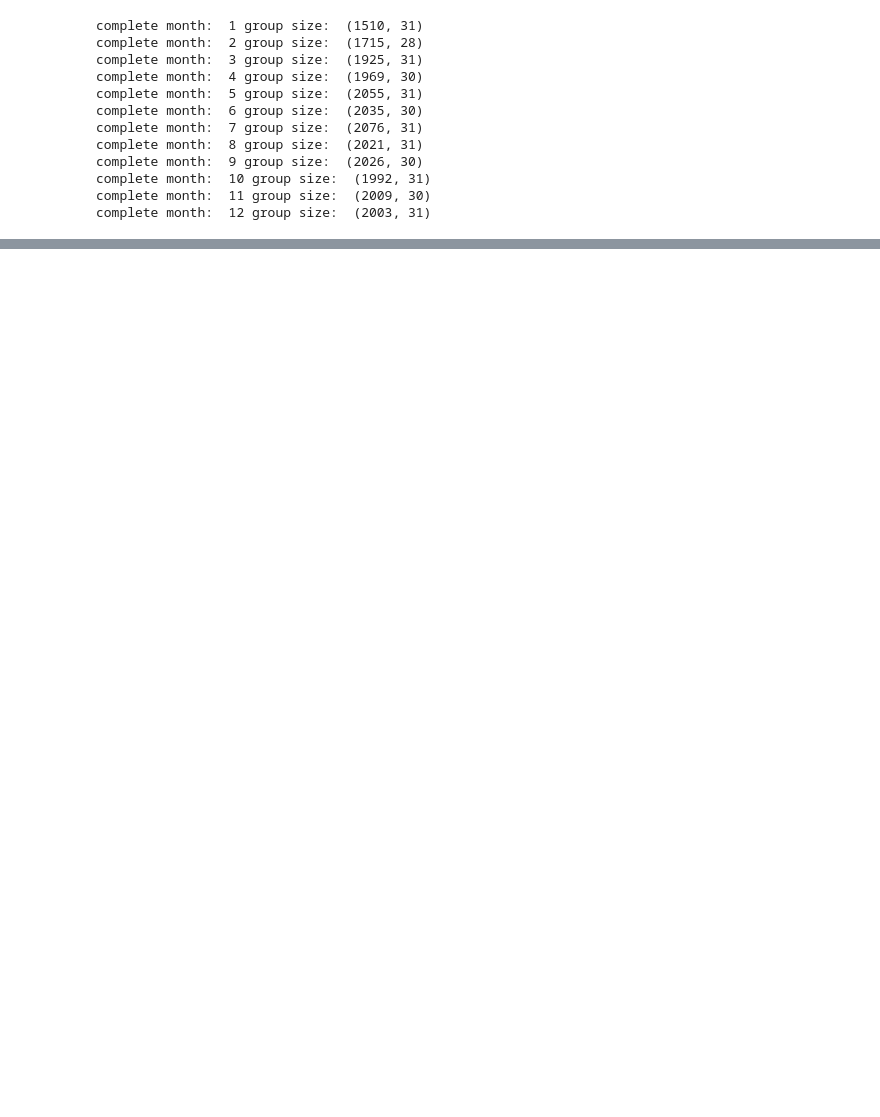
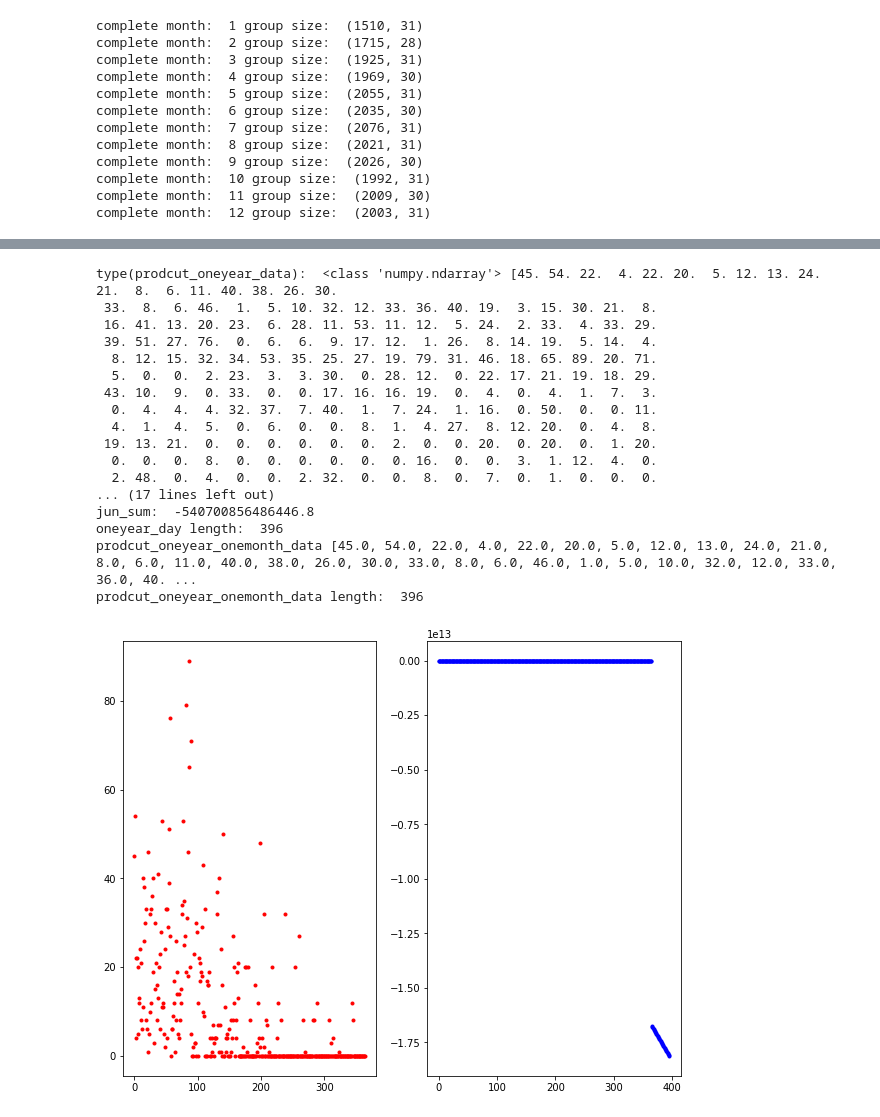
Before and after one commit to xiashiwendao/SalesAnalysis, a Jupyter notebook: DailyDataStatistic.ipynb, the cells around one changed output, grey strips where cells are left out. Drawn from its saved outputs; the diff is of its cells as text; code cells hidden in the pictures; blank space fills up the shorter version.

```diff
--- a/DailyDataStatistic.ipynb
+++ b/DailyDataStatistic.ipynb
@@ -75,7 +76,13 @@ print(np.shape(data_all))
 # %%
-file_name = "data(14).csv".format(index)
+# 获取月份的全部数据（201801~201903）
+file_name = "data(2).csv"
 #print("load data: ", file_name)
 file_path = os.path.join(data_base, file_name)
-data = pd.read_csv(file_path)
-print(data.head())
+dataByMonth = pd.read_csv(file_path)
+#print(dataByMonth.head())
+dataByMonth_group = dataByMonth.groupby(["Region", "Sub Region", "Material NO"])
+dataByMonth_group = dataByMonth_group.sum()
+#print(np.shape(dataByMonth_group))
+dataByMonth_group.fillna(0, inplace=True)
+print(dataByMonth_group.head())
 # %% [output]
@@ -98,0 +106,55 @@ print(data.head())
+# %%
+# 拟合日数据，做预测
+# 发现有问题，就是拟合之后的预测值都是非常大，调整alpha值（0.0001->0.001)则会导致值非常小,难道是异常值导致的吗？
+# 决定删掉异常值（outlier）
+count = np.shape(data_all)[0]
+#len(data_all.values[0])
+data_all_arr = data_all.values
+oneyear_day = list(range(365))
+# print(oneyear_day)
+colors = ['red', 'black', 'blue', 'brown', 'green']
+plt.figure(figsize=(10, 8))
+for i in range(1):
+    dataByMonth_group.where
+    prodcut_oneyear_data = data_all_arr[i]
+    print("type(prodcut_oneyear_data): ", type(prodcut_oneyear_data), prodcut_oneyear_data)
+    color_index = i % len(colors)
+    plt.subplot(1,2,1)
+    plt.plot(oneyear_day, prodcut_oneyear_data, "r.")
+    sgd = SGDRegressor(random_state=42, alpha=0.001)
+    x = np.array(oneyear_day).reshape(-1, 1)
+    y = np.array(prodcut_oneyear_data).reshape(-1, 1)
+    sgd.fit(x, y.ravel())
+    jun_day = list(range(365, 365+31)) # 1月份的日期列表
+    y_predict = sgd.predict(np.array(jun_day).reshape(-1, 1))
+    print(y_predict)
+    jun_sum = np.sum(y_predict)
+    print("jun_sum: ", jun_sum)
+    oneyear_day.extend(jun_day)
+    #print(oneyear_day)
+    print("oneyear_day length: ", len(oneyear_day))
+    prodcut_oneyear_onemonth_data = prodcut_oneyear_data.tolist()
+    prodcut_oneyear_onemonth_data.extend(y_predict.tolist())
+    print("prodcut_oneyear_onemonth_data", prodcut_oneyear_onemonth_data)
+    print("prodcut_oneyear_onemonth_data length: ", len(prodcut_oneyear_onemonth_data))
+    plt.subplot(1,2,2)
+    plt.plot(oneyear_day, prodcut_oneyear_onemonth_data, "b.")
+# %% [output]
+type(prodcut_oneyear_data):  <class 'numpy.ndarray'> [45. 54. 22.  4. 22. 20.  5. 12. 13. 24. 21.  8.  6. 11. 40. 38. 26. 30.
+ 33.  8.  6. 46.  1.  5. 10. 32. 12. 33. 36. 40. 19.  3. 15. 30. 21.  8.
+ 16. 41. 13. 20. 23.  6. 28. 11. 53. 11. 12.  5. 24.  2. 33.  4. 33. 29.
+ 39. 51. 27. 76.  0.  6.  6.  9. 17. 12.  1. 26.  8. 14. 19.  5. 14.  4.
+  8. 12. 15. 32. 34. 53. 35. 25. 27. 19. 79. 31. 46. 18. 65. 89. 20. 71.
+  5.  0.  0.  2. 23.  3.  3. 30.  0. 28. 12.  0. 22. 17. 21. 19. 18. 29.
+ 43. 10.  9.  0. 33.  0.  0. 17. 16. 16. 19.  0.  4.  0.  4.  1.  7.  3.
+  0.  4.  4.  4. 32. 37.  7. 40.  1.  7. 24.  1. 16.  0. 50.  0.  0. 11.
+  4.  1.  4.  5.  0.  6.  0.  0.  8.  1.  4. 27.  8. 12. 20.  0.  4.  8.
+ 19. 13. 21.  0.  0.  0.  0.  0.  0.  2.  0.  0. 20.  0. 20.  0.  1. 20.
+  0.  0.  0.  8.  0.  0.  0.  0.  0.  0. 16.  0.  0.  3.  1. 12.  4.  0.
+  2. 48.  0.  4.  0.  0.  2. 32.  0.  0.  8.  0.  7.  0.  1.  0.  0.  0.
+... (17 lines left out)
+jun_sum:  -540700856486446.8
+oneyear_day length:  396
+prodcut_oneyear_onemonth_data [45.0, 54.0, 22.0, 4.0, 22.0, 20.0, 5.0, 12.0, 13.0, 24.0, 21.0, 8.0, 6.0, 11.0, 40.0, 38.0, 26.0, 30.0, 33.0, 8.0, 6.0, 46.0, 1.0, 5.0, 10.0, 32.0, 12.0, 33.0, 36.0, 40. ...
+prodcut_oneyear_onemonth_data length:  396
+[figure, added]
```
Also changed, not shown: parts of 6 cells of this notebook, 1 other file.
